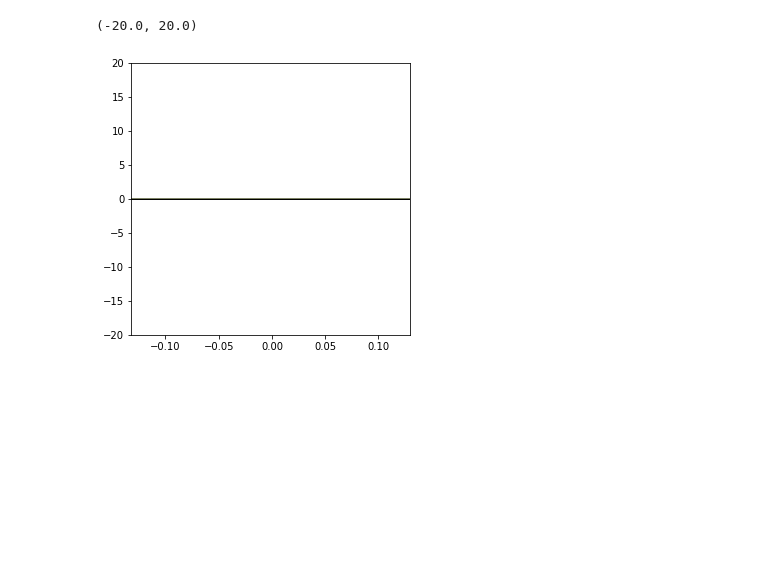
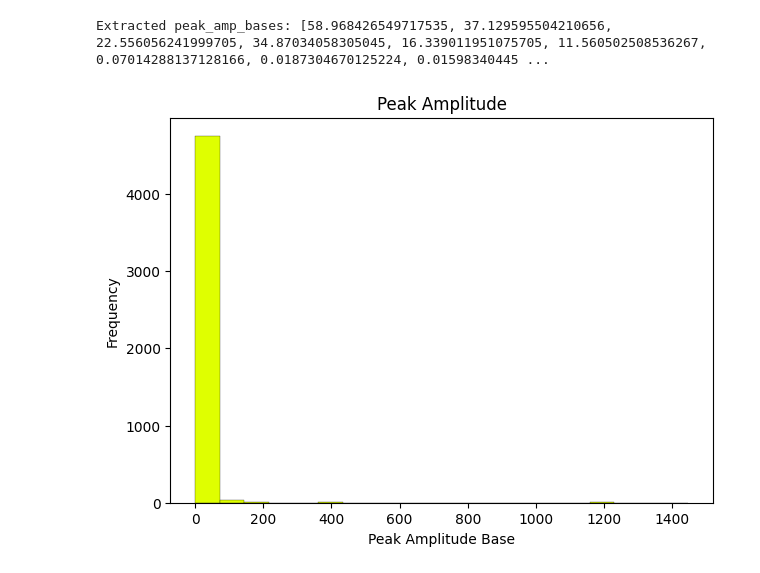
Before and after one commit to danclab/devmobeta_grasp, a Jupyter notebook: analysis/baby_bursts.ipynb, the cells around one changed output. Cells and saved outputs as stored; diff of their text form; code cells hidden in the pictures; blank space fills up the shorter version.

```diff
--- a/analysis/baby_bursts.ipynb
+++ b/analysis/baby_bursts.ipynb
@@ -114,0 +315,19 @@ ax.set_title("Burst Duration");
+# %%
+fwhm_times = []
+for entry in burst_three:
+    bursts = entry.get('bursts', {})
+    fwhm_time_list = bursts.get('fwhm_time', [])
+    for fwhm_time in fwhm_time_list:
+        try:
+            fwhm_times.append(float(fwhm_time))
+        except ValueError:
+            print(f"Invalid fwhm_time value: {fwhm_time}")
+
+print("Extracted fwhm_times:", fwhm_times)
+
+f, ax = plt.subplots(1, 1, figsize=(7, 5))
+ax.hist(fwhm_times, bins=20, color="#DFFF00", edgecolor='black', linewidth=0.2)
+ax.set_title("Burst Duration")
+ax.set_xlabel("FWHM Time")
+ax.set_ylabel("Frequency")
+plt.show()
@@ -135,13 +428,32 @@ ax.set_title("Peak Amplitude");
 # %%
-f, ax = plt.subplots(1,1, figsize=(5, 5))
-mean_waveform = np.mean(bursts["waveform"], axis=0)
-ax.plot(bursts["waveform_times"], bursts["waveform"].T, lw=0.2);
-ax.plot(bursts["waveform_times"], mean_waveform, lw=1, c="black");
-ax.set_xlim(bursts["waveform_times"][0], bursts["waveform_times"][-1])
-ax.set_ylim(-20, 20)
+peak_amp_bases = []
+for entry in burst_three:
+    bursts = entry.get('bursts', {})
+    peak_amp_base_list = bursts.get('peak_amp_base', [])
+    for peak_amp_base in peak_amp_base_list:
+        if isinstance(peak_amp_base, list):
+            for amp in peak_amp_base:
+                try:
+                    peak_amp_bases.append(float(amp))
+                except ValueError:
+                    print(f"Invalid peak_amp_base value: {amp}")
+        else:
+            try:
+                peak_amp_bases.append(float(peak_amp_base))
+            except ValueError:
+                print(f"Invalid peak_amp_base value: {peak_amp_base}")
+
+print("Extracted peak_amp_bases:", peak_amp_bases)
+
+f, ax = plt.subplots(1, 1, figsize=(7, 5))
+ax.hist(peak_amp_bases, bins=20, color="#DFFF00", edgecolor='black', linewidth=0.2)
+ax.set_title("Peak Amplitude")
+ax.set_xlabel("Peak Amplitude Base")
+ax.set_ylabel("Frequency")
+plt.show()
 # %% [output]
-(-20.0, 20.0)
+Extracted peak_amp_bases: [58.968426549717535, 37.129595504210656, 22.556056241999705, 34.87034058305045, 16.339011951075705, 11.560502508536267, 0.07014288137128166, 0.0187304670125224, 0.01598340445 ...
-[figure, old version]
+[figure, new version]
 # %%
 trial = 10
 tr_map = bursts["trial"] == trial
```
Also changed, not shown: parts of 12 cells of this notebook, 3 other files.
